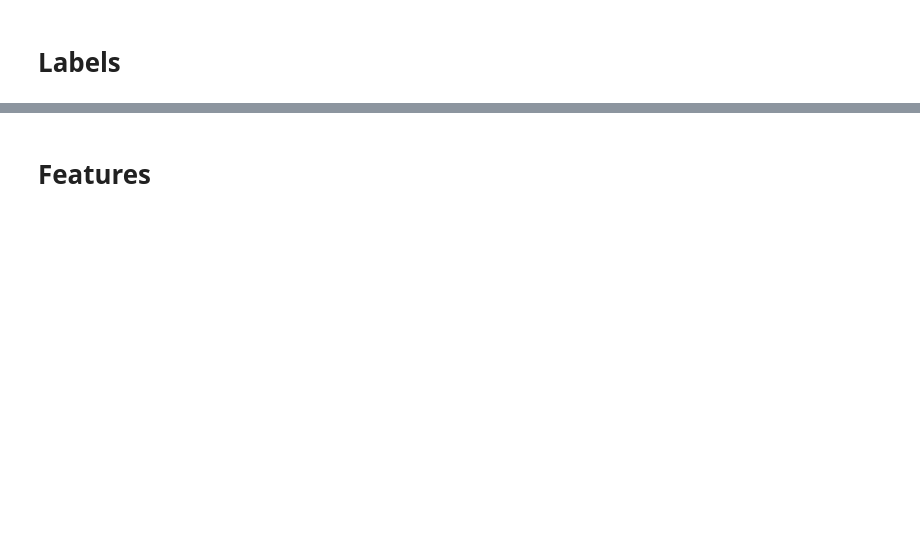
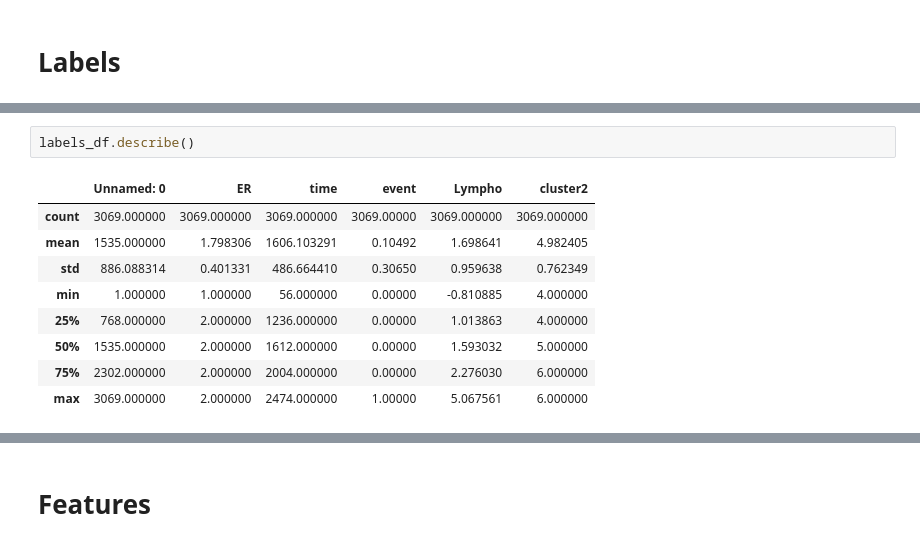
Before and after one commit to Spectral-OD/feature_selection_by_disjointification, a Jupyter notebook: 01_Opening Meeting and EDA.ipynb, the cells around one changed output, grey strips where cells are left out. Saved outputs shown, nothing was run; the diff lists cells and outputs as text; blank space fills up the shorter version.

```diff
--- a/01_Opening Meeting and EDA.ipynb
+++ b/01_Opening Meeting and EDA.ipynb
@@ -33,4 +33,16 @@ Data columns (total 8 columns):
  7   cluster2    3069 non-null   int64
 dtypes: float64(1), int64(5), object(2)
 memory usage: 191.9+ KB
+# %%
+labels_df.describe()
+# %% [output]
+|  | Unnamed: 0 | ER | time | event | Lympho | cluster2 |
+| count | 3069.000000 | 3069.000000 | 3069.000000 | 3069.00000 | 3069.000000 | 3069.000000 |
+| mean | 1535.000000 | 1.798306 | 1606.103291 | 0.10492 | 1.698641 | 4.982405 |
+| std | 886.088314 | 0.401331 | 486.664410 | 0.30650 | 0.959638 | 0.762349 |
+| min | 1.000000 | 1.000000 | 56.000000 | 0.00000 | -0.810885 | 4.000000 |
+| 25% | 768.000000 | 2.000000 | 1236.000000 | 0.00000 | 1.013863 | 4.000000 |
+| 50% | 1535.000000 | 2.000000 | 1612.000000 | 0.00000 | 1.593032 | 5.000000 |
+| 75% | 2302.000000 | 2.000000 | 2004.000000 | 0.00000 | 2.276030 | 6.000000 |
+| max | 3069.000000 | 2.000000 | 2474.000000 | 1.00000 | 5.067561 | 6.000000 |
 # %%
```
Also changed, not shown: parts of 6 cells of this notebook, 4 other files.
